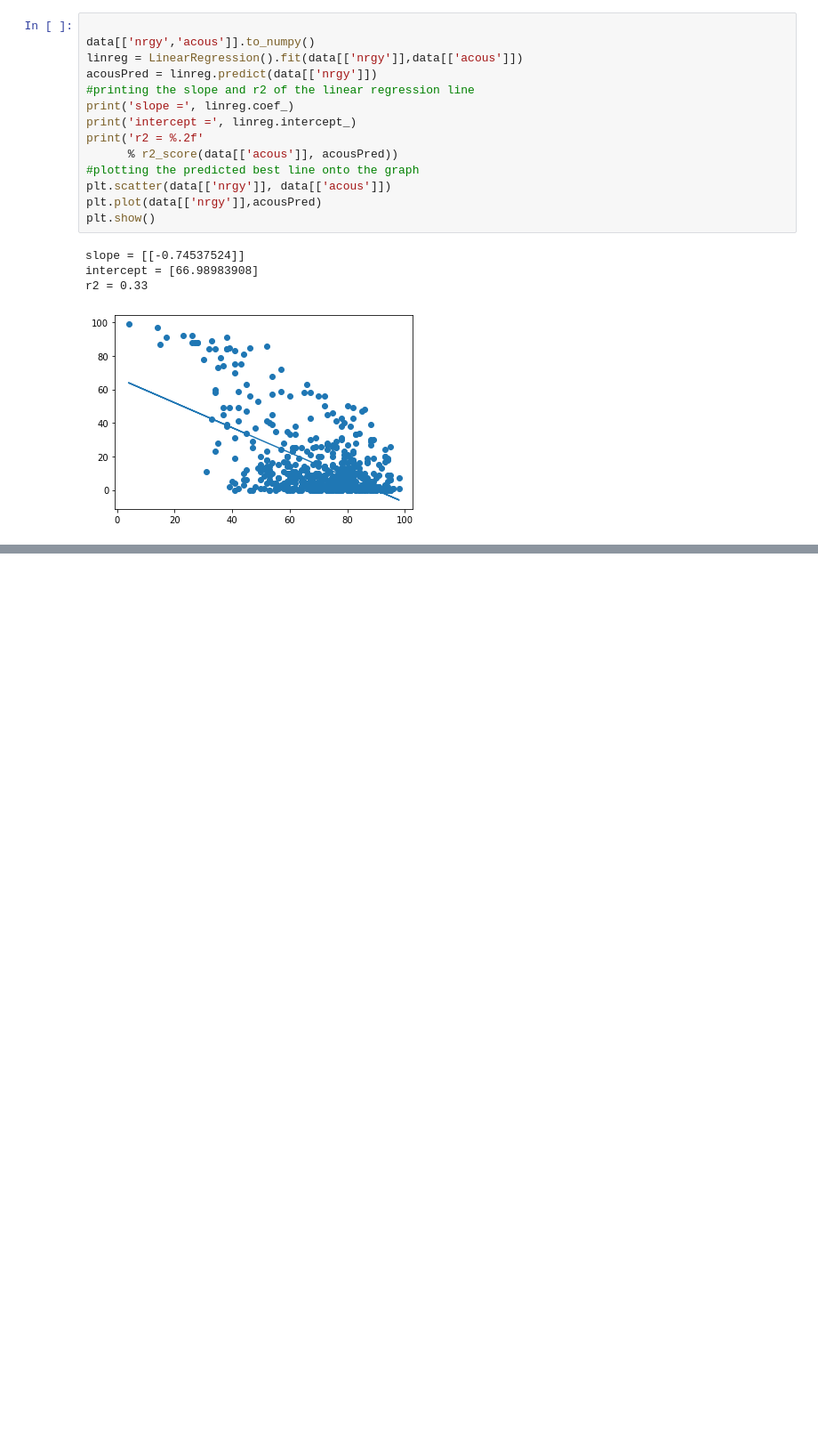
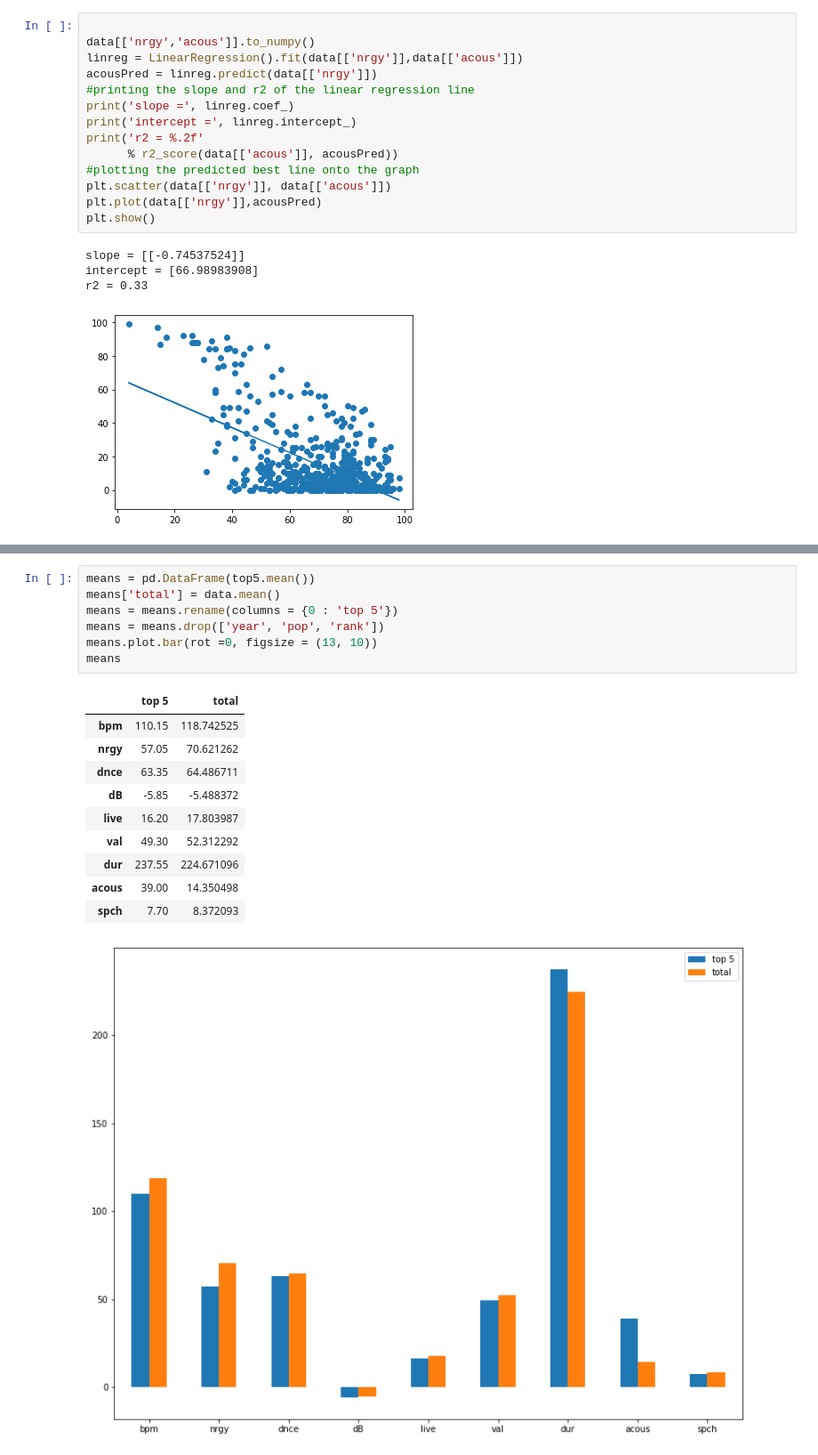
Before and after one commit to amarmuju/amarmuju.github.io, a Jupyter notebook: finalproject.ipynb, the cells around one changed output, grey strips where cells are left out. Shown at 89% size. Saved outputs shown, nothing was run; the diff lists cells and outputs as text; blank space fills up the shorter version.

```diff
--- a/finalproject.ipynb
+++ b/finalproject.ipynb
@@ -200,0 +240,19 @@ r2 = 0.33
+# %%
+means = pd.DataFrame(top5.mean())
+means['total'] = data.mean()
+means = means.rename(columns = {0 : 'top 5'})
+means = means.drop(['year', 'pop', 'rank'])
+means.plot.bar(rot =0, figsize = (13, 10))
+means
+# %% [output]
+|  | top 5 | total |
+| bpm | 110.15 | 118.742525 |
+| nrgy | 57.05 | 70.621262 |
+| dnce | 63.35 | 64.486711 |
+| dB | -5.85 | -5.488372 |
+| live | 16.20 | 17.803987 |
+| val | 49.30 | 52.312292 |
+| dur | 237.55 | 224.671096 |
+| acous | 39.00 | 14.350498 |
+| spch | 7.70 | 8.372093 |
+[figure, added]
```
Also changed, not shown: parts of 8 cells of this notebook.
